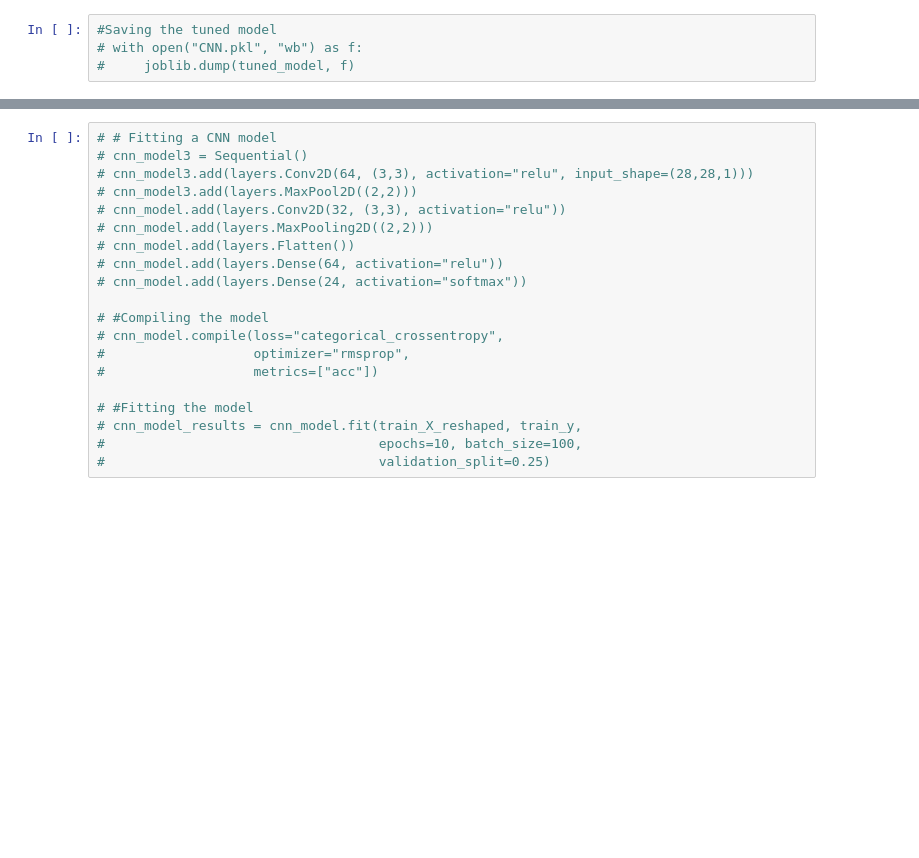
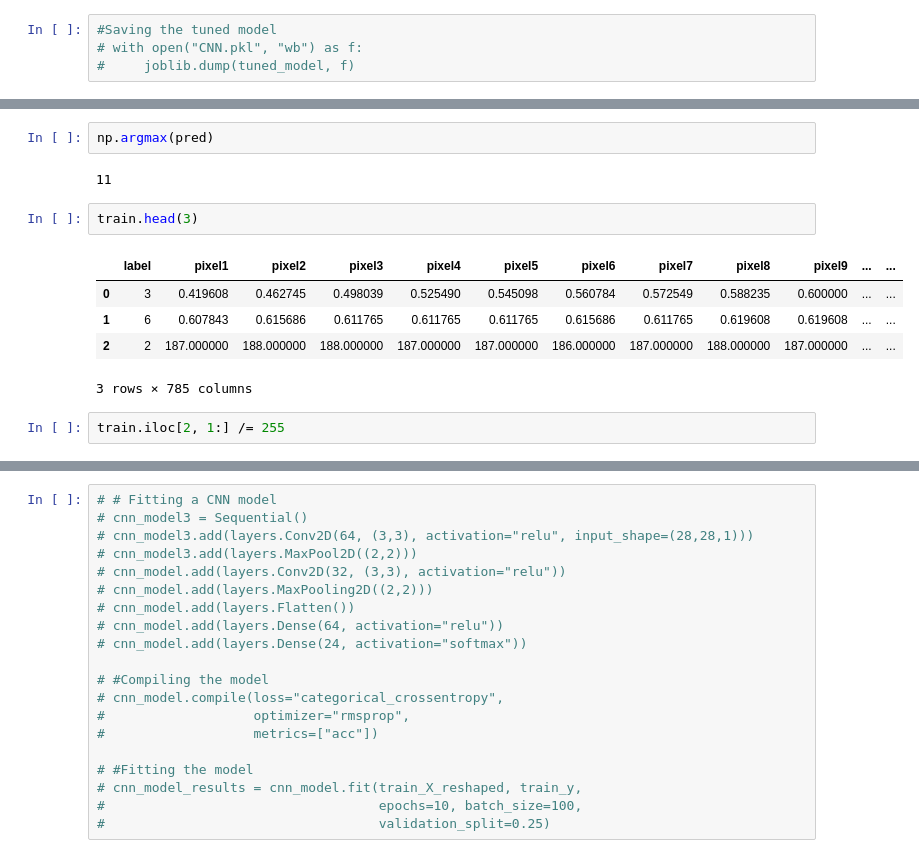
Before and after one commit to JamesMbeti/KSL-FINGERSPELLING-RECOGNITION, a Jupyter notebook: CNN2.ipynb, the cells around one changed output, grey strips where cells are left out. Cells and saved outputs as stored; diff of their text form; blank space fills up the shorter version.

```diff
--- a/CNN2.ipynb
+++ b/CNN2.ipynb
@@ -681,0 +837,14 @@ plt.show()
+# %%
+np.argmax(pred)
+# %% [output]
+11
+# %%
+train.head(3)
+# %% [output]
+|  | label | pixel1 | pixel2 | pixel3 | pixel4 | pixel5 | pixel6 | pixel7 | pixel8 | pixel9 | ... | ... |
+| 0 | 3 | 0.419608 | 0.462745 | 0.498039 | 0.525490 | 0.545098 | 0.560784 | 0.572549 | 0.588235 | 0.600000 | ... | ... |
+| 1 | 6 | 0.607843 | 0.615686 | 0.611765 | 0.611765 | 0.611765 | 0.615686 | 0.611765 | 0.619608 | 0.619608 | ... | ... |
+| 2 | 2 | 187.000000 | 188.000000 | 188.000000 | 187.000000 | 187.000000 | 186.000000 | 187.000000 | 188.000000 | 187.000000 | ... | ... |
+3 rows × 785 columns
+# %%
+train.iloc[2, 1:] /= 255
```
Also changed, not shown: parts of 29 cells of this notebook, 8 other files.
